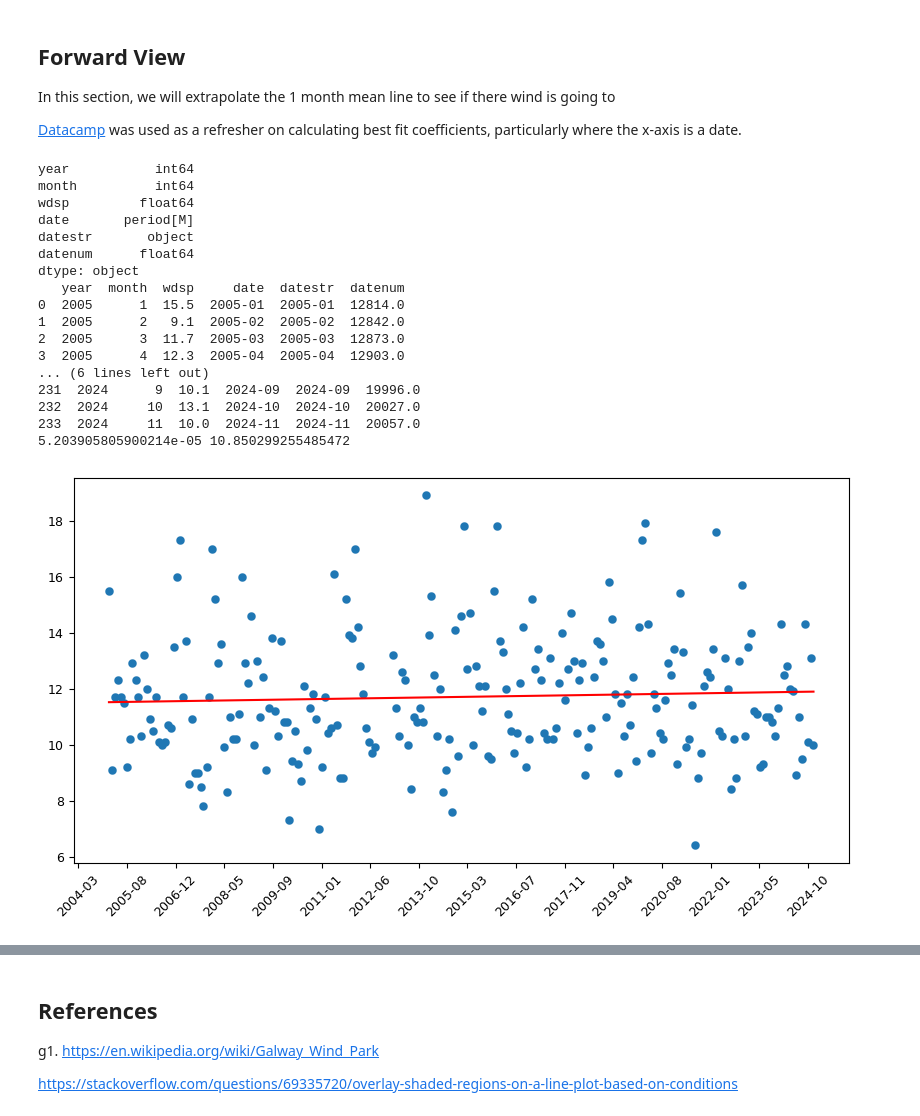
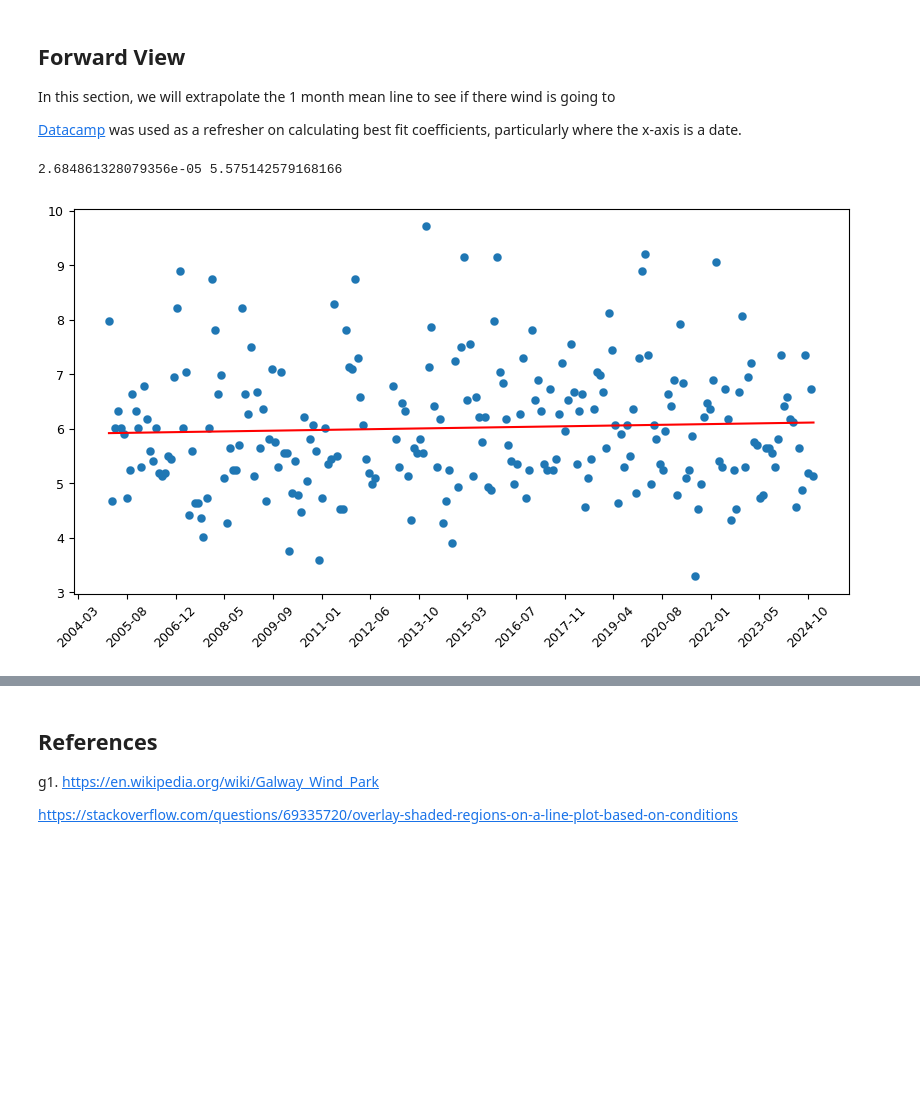
Before and after one commit to dvdgeroconnell/PFDA-project, a Jupyter notebook: new.ipynb, the cells around one changed output, grey strips where cells are left out. Cells and saved outputs as stored; diff of their text form; code cells hidden in the pictures; blank space fills up the shorter version.

Commit message:
Added more content on long term wind average

```diff
--- a/new.ipynb
+++ b/new.ipynb
@@ -489,47 +489,32 @@ In this section, we will extrapolate the 1 month mean line to see if there  wind
 # %%
 # Create a dataframe with the fields we are interested in
 belmullet_mean_wind = pd.read_csv("data/mly2375.csv", skiprows=19, usecols=['year', 'month', 'wdsp'], low_memory=False)
+belmullet_mean_wind['wdsp']=round(belmullet_mean_wind['wdsp']*knots_to_metres_per_sec, 2)
 
 # First consolidate the year and month fields into a datetime yyyy-mm format
 belmullet_mean_wind['date'] = belmullet_mean_wind['year'].astype(str) + '-' + belmullet_mean_wind['month'].astype(str)
 belmullet_mean_wind['date']= pd.to_datetime(belmullet_mean_wind['date'], format='%Y-%m').dt.to_period('m')
 belmullet_mean_wind['datestr'] = belmullet_mean_wind['date'].astype(str)
 belmullet_mean_wind['datenum'] = mdates.date2num(belmullet_mean_wind['date'])
 
 # Now select the range we are interested in - the last 20 years
 date1 = '2005-01'
 date2 = '2024-11'
 belmullet_mean_wind = belmullet_mean_wind.loc[(belmullet_mean_wind['date']>=date1) & (belmullet_mean_wind['date']<=date2)]
 belmullet_mean_wind = belmullet_mean_wind.reset_index(drop=True)
-m, c = np.polyfit(belmullet_mean_wind['datenum'], belmullet_mean_wind['wdsp'], 1)
-print(m, c)
+m1, c1 = np.polyfit(belmullet_mean_wind['datenum'], belmullet_mean_wind['wdsp'], 1)
+print(m1, c1)
 
 figm, axm = plt.subplots(figsize=(10, 5))
 axm.plot(belmullet_mean_wind['datenum'], belmullet_mean_wind['wdsp'],'o', markeredgewidth=0.1)
-axm.plot(belmullet_mean_wind['datenum'], belmullet_mean_wind['datenum']*m + c, 'r-')
+axm.plot(belmullet_mean_wind['datenum'], belmullet_mean_wind['datenum']*m1 + c1, 'r-')
 
 date_form = mdates.DateFormatter("%Y-%m")
 axm.xaxis.set_major_formatter(date_form)
 axm.xaxis.set_major_locator(plt.MaxNLocator(16))
 axm.tick_params(axis='x', rotation=45, labelsize=9)
 axm.tick_params(axis='y', labelsize=9)
 # %% [output]
-year           int64
-month          int64
-wdsp         float64
-date       period[M]
-datestr       object
-datenum      float64
-dtype: object
-   year  month  wdsp     date  datestr  datenum
-0  2005      1  15.5  2005-01  2005-01  12814.0
-1  2005      2   9.1  2005-02  2005-02  12842.0
-2  2005      3  11.7  2005-03  2005-03  12873.0
-3  2005      4  12.3  2005-04  2005-04  12903.0
-... (6 lines left out)
-231  2024      9  10.1  2024-09  2024-09  19996.0
-232  2024     10  13.1  2024-10  2024-10  20027.0
-233  2024     11  10.0  2024-11  2024-11  20057.0
-5.203905805900214e-05 10.850299255485472
+2.684861328079356e-05 5.575142579168166
-[figure, old version]
+[figure, new version]
 # %%
```
Also changed, not shown: parts of 2 cells of this notebook.
